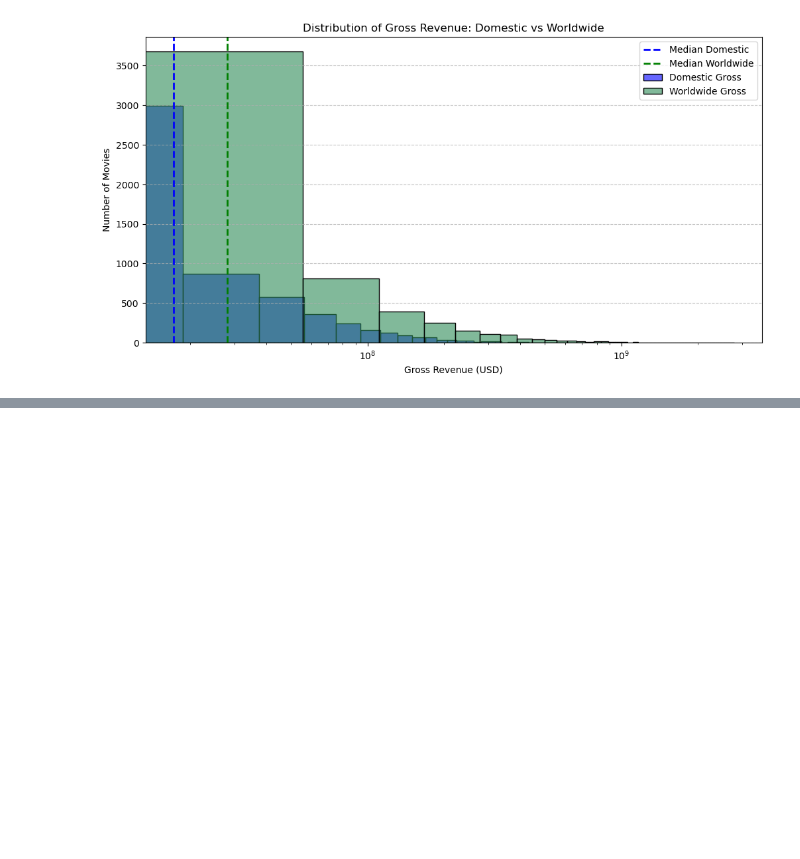
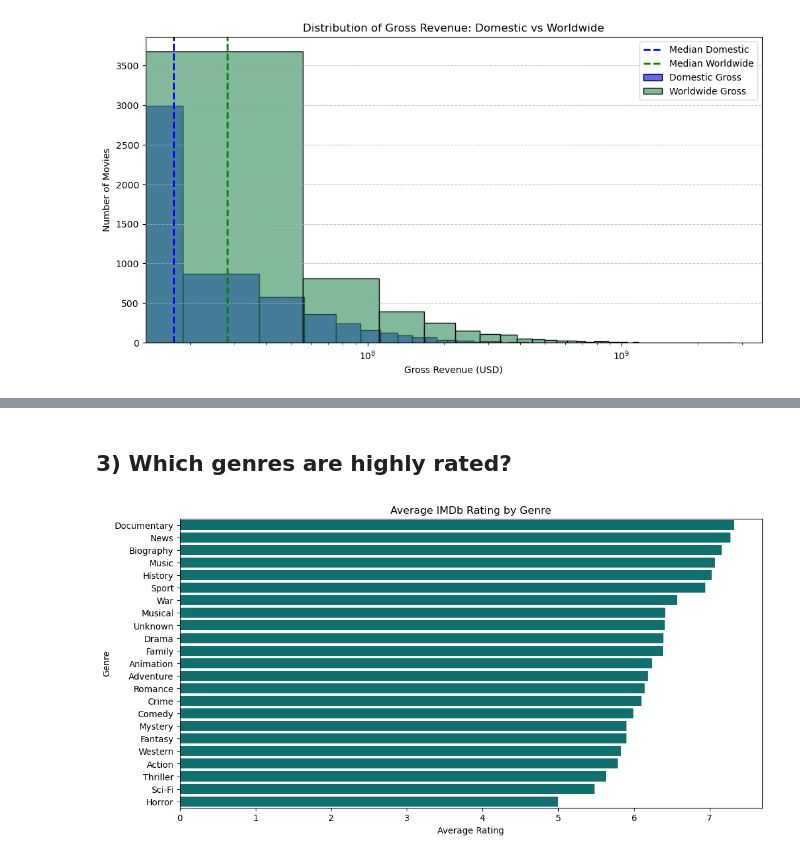
Before and after one commit to Arasirwa/stunning-computing-machine, a Jupyter notebook: notebooks/movie_analysis.ipynb, the cells around one changed output, grey strips where cells are left out. Drawn from its saved outputs; the diff is of its cells as text; code cells hidden in the pictures; blank space fills up the shorter version.

```diff
--- a/notebooks/movie_analysis.ipynb
+++ b/notebooks/movie_analysis.ipynb
@@ -1305,0 +1390,28 @@ This makes sense when we consider:
+# %% [markdown]
+## 3) Which genres are highly rated?
+# %%
+imdb_full['genres'] = imdb_full['genres'].str.split(',')
+df_exploded = imdb_full.explode('genres')
+# %%
+genre_rating = df_exploded.groupby('genres').agg(
+    avg_rating=('averagerating', 'mean'),
+    movie_count=('averagerating', 'count')
+).sort_values(by='avg_rating', ascending=False)
+
+
+genre_rating_filtered = genre_rating[genre_rating['movie_count'] > 20]
+
+
+plt.figure(figsize=(12, 6))
+sns.barplot(
+    data=genre_rating_filtered.reset_index().sort_values(by='avg_rating', ascending=False),
+    x='avg_rating',
+    y='genres',
+    color='teal'
+)
+plt.title('Average IMDb Rating by Genre')
+plt.xlabel('Average Rating')
+plt.ylabel('Genre')
+plt.show()
+# %% [output]
+[figure, added]
```
Also changed, not shown: parts of 34 cells of this notebook.
